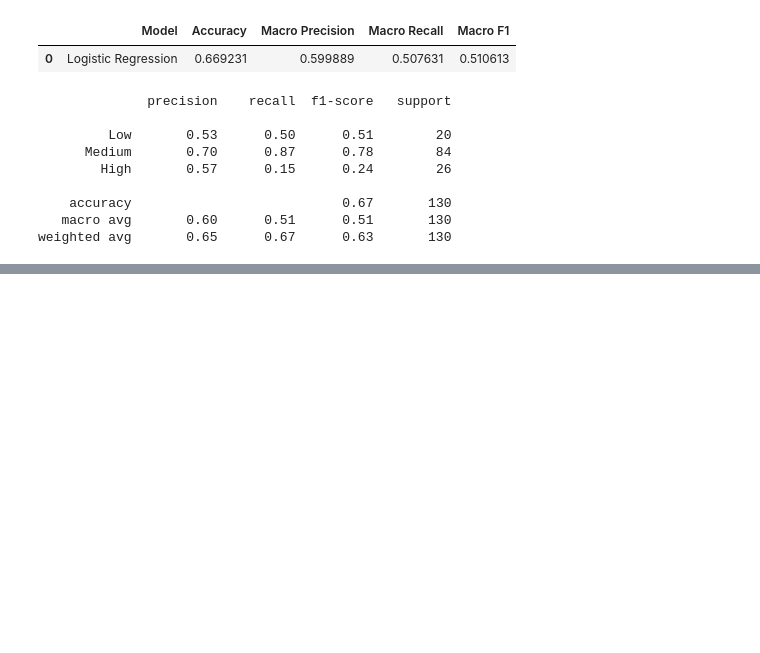
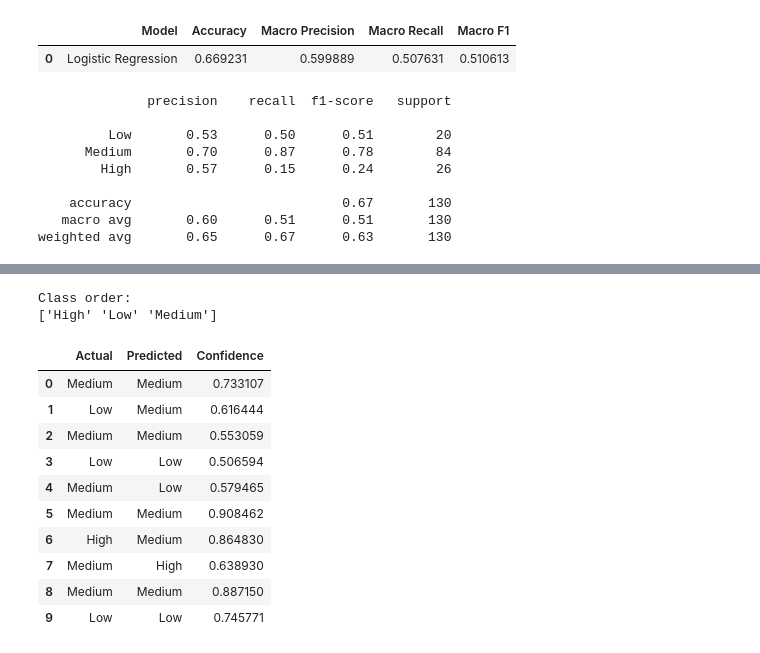
Before and after one commit to lightcode01-oss/IYB_INTERNSHIP, a Jupyter notebook: Day_08_Baseline_Classification_Model.ipynb, the cells around one changed output, grey strips where cells are left out. Saved outputs shown, nothing was run; the diff lists cells and outputs as text; code cells hidden in the pictures; blank space fills up the shorter version.

```diff
--- a/Day_08_Baseline_Classification_Model.ipynb
+++ b/Day_08_Baseline_Classification_Model.ipynb
@@ -347,0 +426,7 @@ weighted avg       0.65      0.67      0.63       130
+# %%
+probabilities = baseline_pipeline.predict_proba(X_test)
+
+print("Probability matrix shape:", probabilities.shape)
+
+print("\nFirst 5 probability predictions:")
+print(probabilities[:5])
@@ -347,0 +442,32 @@ weighted avg       0.65      0.67      0.63       130
+# %%
+classes = baseline_pipeline.named_steps[
+    "classifier"
+].classes_
+
+print("Class order:")
+print(classes)
+# %% [output]
+Class order:
+['High' 'Low' 'Medium']
+# %%
+prediction_confidence = probabilities.max(axis=1)
+
+confidence_df = pd.DataFrame({
+    "Actual": y_test.values,
+    "Predicted": y_pred,
+    "Confidence": prediction_confidence
+})
+
+confidence_df.head(10)
+# %% [output]
+|  | Actual | Predicted | Confidence |
+| 0 | Medium | Medium | 0.733107 |
+| 1 | Low | Medium | 0.616444 |
+| 2 | Medium | Medium | 0.553059 |
+| 3 | Low | Low | 0.506594 |
+| 4 | Medium | Low | 0.579465 |
+| 5 | Medium | Medium | 0.908462 |
+| 6 | High | Medium | 0.864830 |
+| 7 | Medium | High | 0.638930 |
+| 8 | Medium | Medium | 0.887150 |
+| 9 | Low | Low | 0.745771 |
```
Also changed, not shown: parts of 12 cells of this notebook.
